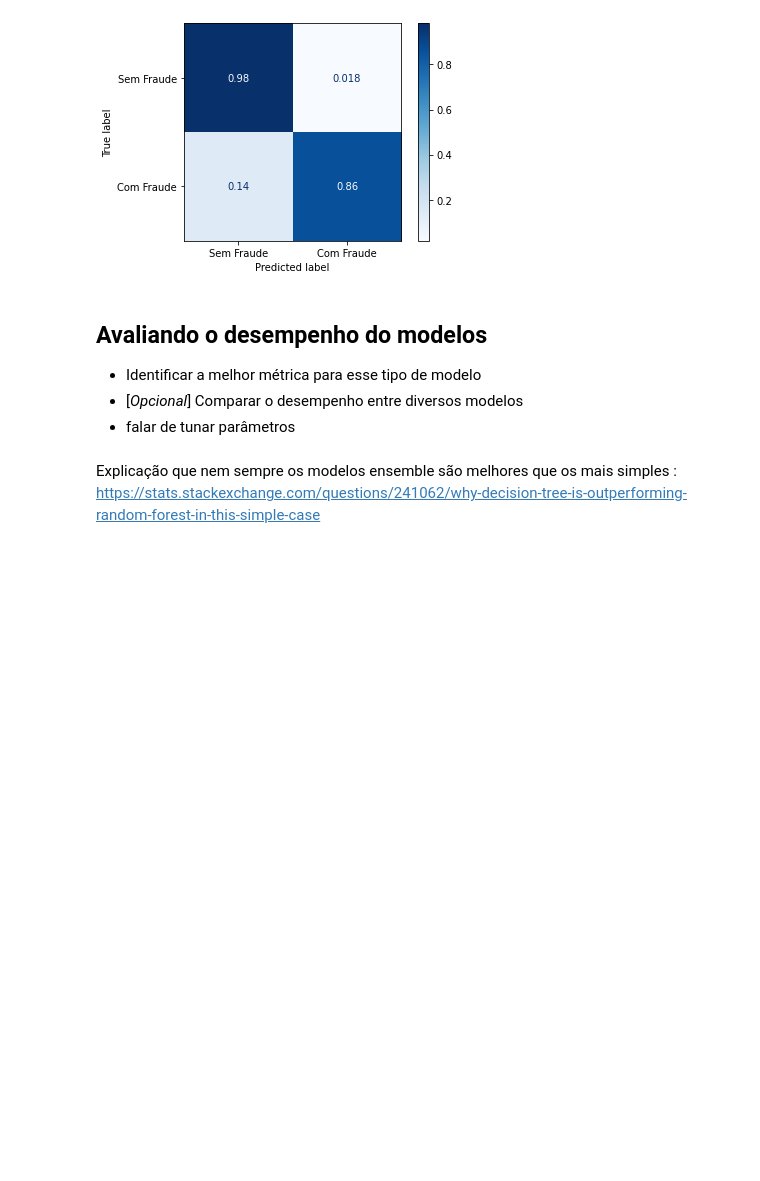
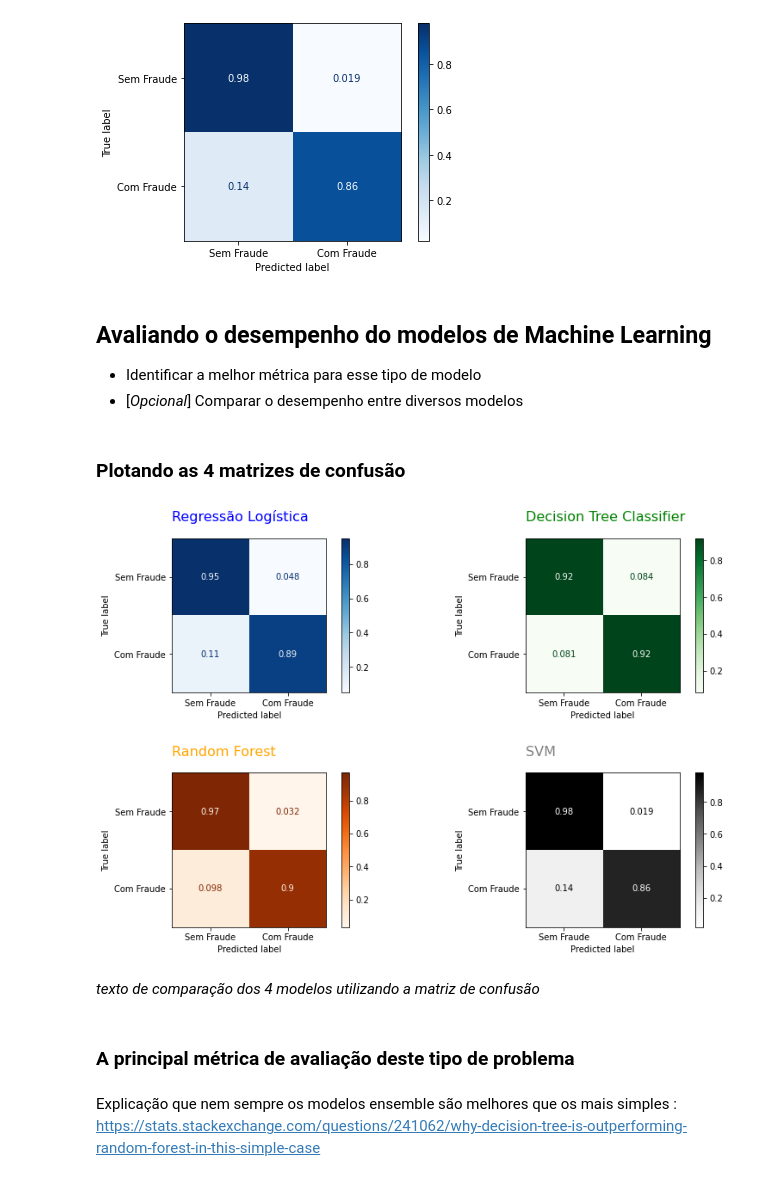
Before and after one commit to FerrazThales/Deteccao_de_fraudes_em_cartoes_de_credito, a Jupyter notebook: Detecção_de_Fraude_em_Cartões_de_Crédito.ipynb, the cells around one changed output. Drawn from its saved outputs; the diff is of its cells as text; code cells hidden in the pictures; blank space fills up the shorter version.

```diff
--- a/Detecção_de_Fraude_em_Cartões_de_Crédito.ipynb
+++ b/Detecção_de_Fraude_em_Cartões_de_Crédito.ipynb
@@ -644,13 +665,42 @@ plot_confusion_matrix(svc,x_test,y_test,normalize='true',cmap=plt.cm.Blues,displ
 # %% [output]
 [figure]
 # %% [markdown]
-## Avaliando o desempenho do modelos
+## Avaliando o desempenho do modelos de Machine Learning
 
 * Identificar a melhor métrica para esse tipo de modelo
 * [*Opcional*] Comparar o desempenho entre diversos modelos
-* falar de tunar parâmetros
 # %%
 # https://sigmoidal.ai/como-lidar-com-dados-desbalanceados/ dar uma olha na parte que ele faz o relatório de classificaçaõ
 # o que é auc? ROC? -> https://developers.google.com/machine-learning/crash-course/classification/roc-and-auc
+# %% [markdown]
+### Plotando as 4 matrizes de confusão
+# %%
+#criando o figure e o axes no matplotlib
+fig, ax = plt.subplots(figsize=(12,8),nrows=2,ncols=2)
+
+#primeiro gráfico - regressão logística
+plot_confusion_matrix(lr,x_test,y_test,normalize='true',cmap=plt.cm.Blues,display_labels=['Sem Fraude','Com Fraude'],ax=ax[0][0])
+ax[0][0].set_title('Regressão Logística',loc='left',pad=20,fontdict={'fontsize':16},color='blue')
+
+#segundo gráfico - decision tree classifier
+plot_confusion_matrix(dtc,x_test,y_test,normalize='true',cmap=plt.cm.Greens,display_labels=['Sem Fraude','Com Fraude'],ax=ax[0][1])
+ax[0][1].set_title('Decision Tree Classifier',loc='left',pad=20,fontdict={'fontsize':16},color='green')
+
+#terceiro gráfico - Random Forest
+plot_confusion_matrix(rfc,x_test,y_test,normalize='true',cmap=plt.cm.Oranges,display_labels=['Sem Fraude','Com Fraude'],ax=ax[1][0])
+ax[1][0].set_title('Random Forest',loc='left',pad=20,fontdict={'fontsize':16},color='orange')
+
+#quarto gráfico - SVM
+plot_confusion_matrix(svc,x_test,y_test,normalize='true',cmap=plt.cm.Greys,display_labels=['Sem Fraude','Com Fraude'],ax=ax[1][1])
+ax[1][1].set_title('SVM',loc='left',pad=20,fontdict={'fontsize':16},color='grey')
+
+#plotando o gráfico
+plt.tight_layout(pad=3.0);
+# %% [output]
+[figure, added]
+# %% [markdown]
+*texto de comparação dos 4 modelos utilizando a matriz de confusão*
+# %% [markdown]
+### A principal métrica de avaliação deste tipo de problema
 # %% [markdown]
 Explicação que nem sempre os modelos ensemble são melhores que os mais simples : https://stats.stackexchange.com/questions/241062/why-decision-tree-is-outperforming-random-forest-in-this-simple-case
```
Also changed, not shown: parts of 22 cells of this notebook.
